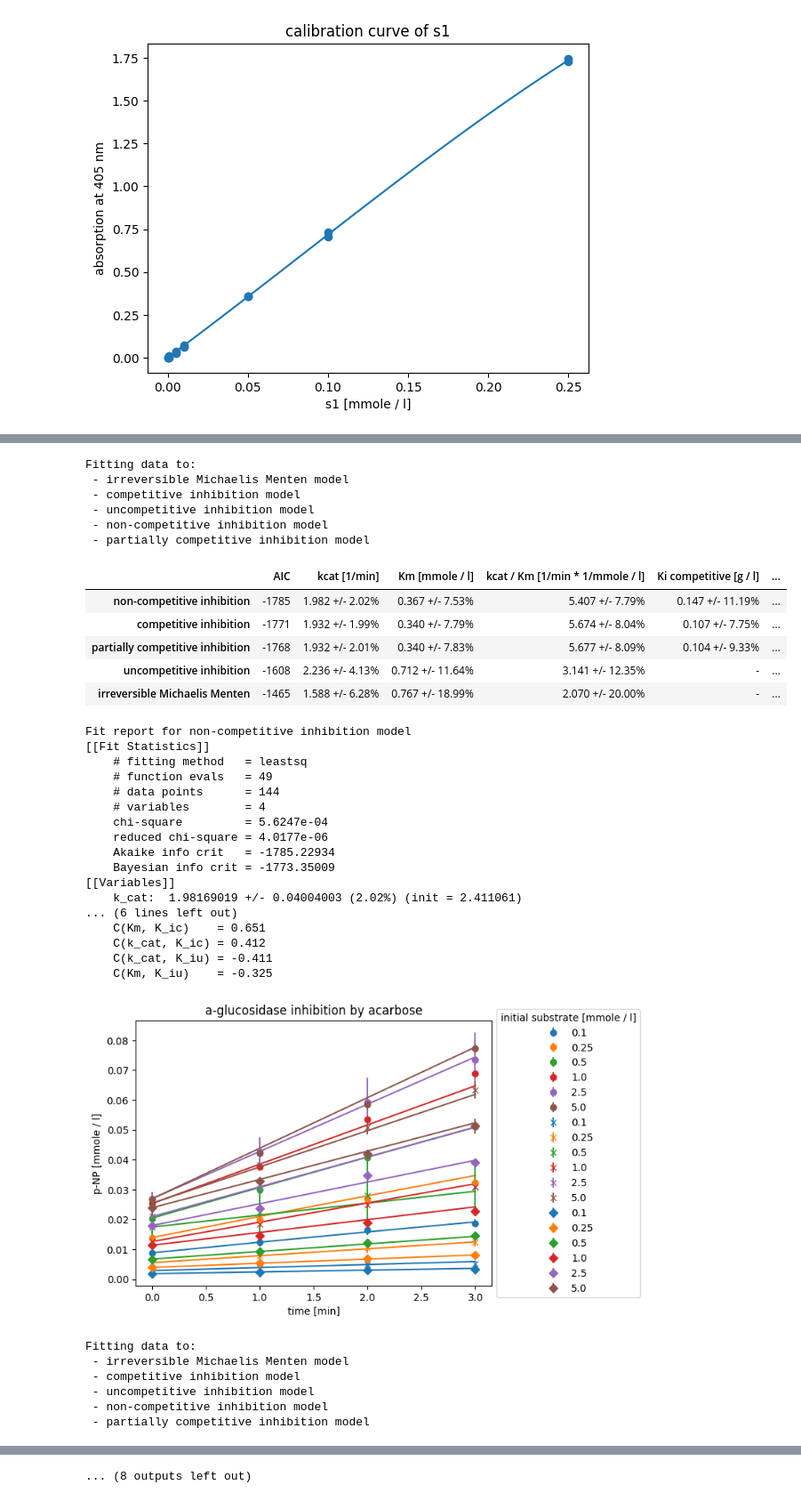
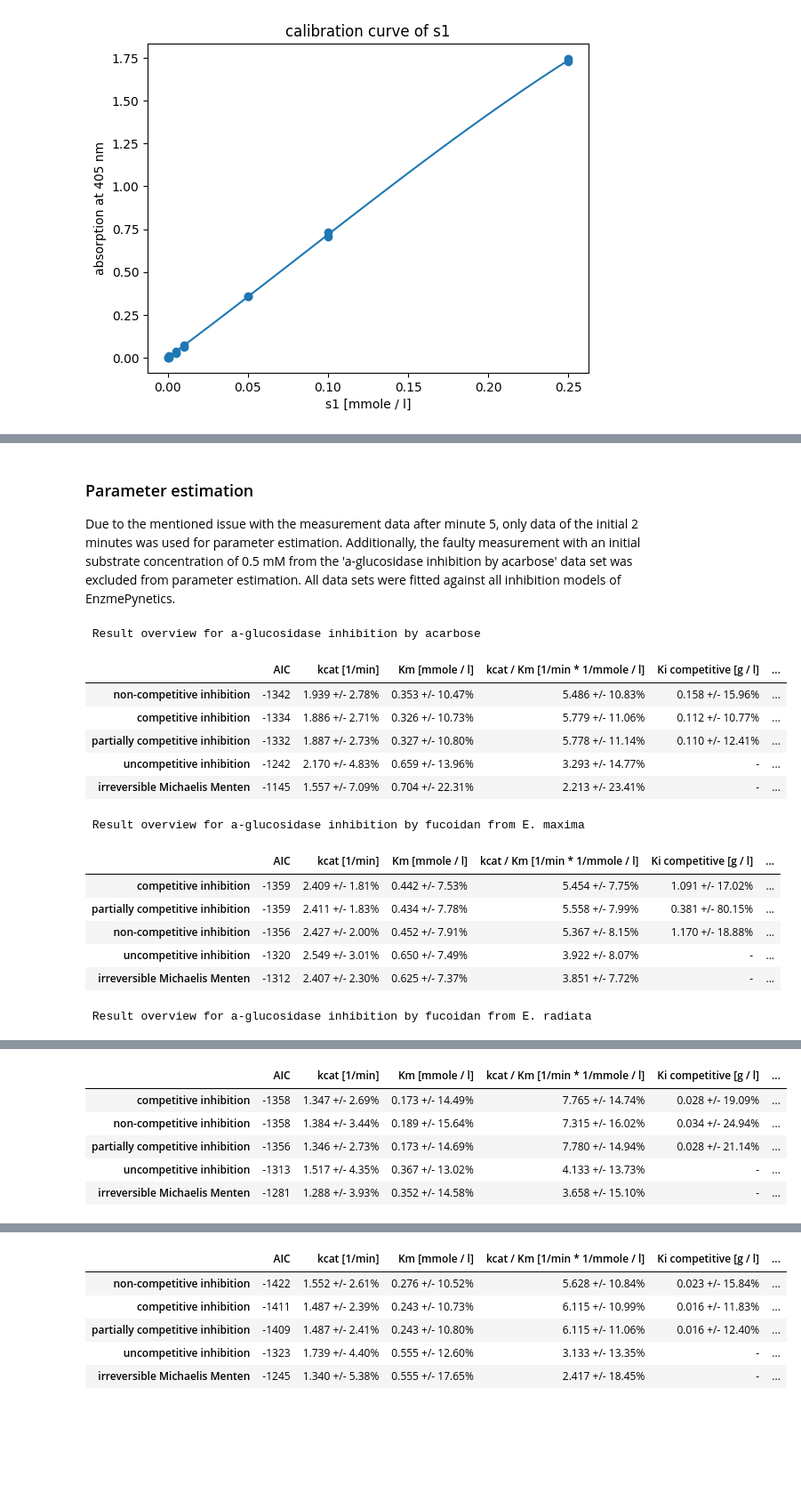
Before and after one commit to haeussma/masterthesis, a Jupyter notebook: book/_build/jupyter_execute/scenarios/glycosidase_inhibition.ipynb, the cells around one changed output, grey strips where cells are left out. Shown at 89% size. Cells and saved outputs as stored; diff of their text form; code cells hidden in the pictures; blank space fills up the shorter version.

```diff
--- a/book/_build/jupyter_execute/scenarios/glycosidase_inhibition.ipynb
+++ b/book/_build/jupyter_execute/scenarios/glycosidase_inhibition.ipynb
@@ -175,45 +174,29 @@ Parameter estimation was perfomed with EnzymePynetics. Thereby, each data set wa
+# %% [markdown]
+### Parameter estimation
+
+Due to the mentioned issue with the measurement data after minute 5, only data of the initial 2 minutes was used for parameter estimation. Additionally, the faulty measurement with an initial substrate concentration of 0.5 mM from the 'a-glucosidase inhibition by acarbose' data set was excluded from parameter estimation. All data sets were fitted against all inhibition models of EnzmePynetics.
 # %%
-kinetics = []
+# Run parameter estimation for all data sets
+results=[]
 for enzmldoc in enzml_docs:
     result = ParameterEstimator.from_EnzymeML(enzmldoc=enzmldoc, reactant_id="s1", inhibitor_id="s2", measured_species="product")
-    result.fit_models(enzyme_inactivation=False, stop_time_index=4)
-    kinetics.append(result)
-    result.visualize(plot_means=True)
-    plt.show()
+    result.fit_models(enzyme_inactivation=False, display_output=False, stop_time_index=3)
+    results.append(result)
+    print(f" Result overview for {result.data.title}")
+    display(result.result_dict)
 # %% [output]
-Fitting data to:
- - irreversible Michaelis Menten model
- - competitive inhibition model
- - uncompetitive inhibition model
- - non-competitive inhibition model
- - partially competitive inhibition model
+ Result overview for a-glucosidase inhibition by acarbose
 |  | AIC | kcat [1/min] | Km [mmole / l] | kcat / Km [1/min * 1/mmole / l] | Ki competitive [g / l] | ... |
-| non-competitive inhibition | -1785 | 1.982 +/- 2.02% | 0.367 +/- 7.53% | 5.407 +/- 7.79% | 0.147 +/- 11.19% | ... |
-| competitive inhibition | -1771 | 1.932 +/- 1.99% | 0.340 +/- 7.79% | 5.674 +/- 8.04% | 0.107 +/- 7.75% | ... |
-| partially competitive inhibition | -1768 | 1.932 +/- 2.01% | 0.340 +/- 7.83% | 5.677 +/- 8.09% | 0.104 +/- 9.33% | ... |
-| uncompetitive inhibition | -1608 | 2.236 +/- 4.13% | 0.712 +/- 11.64% | 3.141 +/- 12.35% | - | ... |
-| irreversible Michaelis Menten | -1465 | 1.588 +/- 6.28% | 0.767 +/- 18.99% | 2.070 +/- 20.00% | - | ... |
+| non-competitive inhibition | -1342 | 1.939 +/- 2.78% | 0.353 +/- 10.47% | 5.486 +/- 10.83% | 0.158 +/- 15.96% | ... |
+| competitive inhibition | -1334 | 1.886 +/- 2.71% | 0.326 +/- 10.73% | 5.779 +/- 11.06% | 0.112 +/- 10.77% | ... |
+| partially competitive inhibition | -1332 | 1.887 +/- 2.73% | 0.327 +/- 10.80% | 5.778 +/- 11.14% | 0.110 +/- 12.41% | ... |
+| uncompetitive inhibition | -1242 | 2.170 +/- 4.83% | 0.659 +/- 13.96% | 3.293 +/- 14.77% | - | ... |
+| irreversible Michaelis Menten | -1145 | 1.557 +/- 7.09% | 0.704 +/- 22.31% | 2.213 +/- 23.41% | - | ... |
-Fit report for non-competitive inhibition model
-[[Fit Statistics]]
-    # fitting method   = leastsq
-    # function evals   = 49
-    # data points      = 144
-    # variables        = 4
-    chi-square         = 5.6247e-04
-    reduced chi-square = 4.0177e-06
-    Akaike info crit   = -1785.22934
-    Bayesian info crit = -1773.35009
-[[Variables]]
-    k_cat:  1.98169019 +/- 0.04004003 (2.02%) (init = 2.411061)
-... (6 lines left out)
-    C(Km, K_ic)    = 0.651
-    C(k_cat, K_ic) = 0.412
-    C(k_cat, K_iu) = -0.411
-    C(Km, K_iu)    = -0.325
+ Result overview for a-glucosidase inhibition by fucoidan from E. maxima
-[figure, removed]
+|  | AIC | kcat [1/min] | Km [mmole / l] | kcat / Km [1/min * 1/mmole / l] | Ki competitive [g / l] | ... |
+| competitive inhibition | -1359 | 2.409 +/- 1.81% | 0.442 +/- 7.53% | 5.454 +/- 7.75% | 1.091 +/- 17.02% | ... |
+| partially competitive inhibition | -1359 | 2.411 +/- 1.83% | 0.434 +/- 7.78% | 5.558 +/- 7.99% | 0.381 +/- 80.15% | ... |
+| non-competitive inhibition | -1356 | 2.427 +/- 2.00% | 0.452 +/- 7.91% | 5.367 +/- 8.15% | 1.170 +/- 18.88% | ... |
+| uncompetitive inhibition | -1320 | 2.549 +/- 3.01% | 0.650 +/- 7.49% | 3.922 +/- 8.07% | - | ... |
+| irreversible Michaelis Menten | -1312 | 2.407 +/- 2.30% | 0.625 +/- 7.37% | 3.851 +/- 7.72% | - | ... |
-Fitting data to:
- - irreversible Michaelis Menten model
- - competitive inhibition model
- - uncompetitive inhibition model
- - non-competitive inhibition model
- - partially competitive inhibition model
+ Result overview for a-glucosidase inhibition by fucoidan from E. radiata
@@ -225,0 +203,6 @@ Fitting data to:
+|  | AIC | kcat [1/min] | Km [mmole / l] | kcat / Km [1/min * 1/mmole / l] | Ki competitive [g / l] | ... |
+| competitive inhibition | -1358 | 1.347 +/- 2.69% | 0.173 +/- 14.49% | 7.765 +/- 14.74% | 0.028 +/- 19.09% | ... |
+| non-competitive inhibition | -1358 | 1.384 +/- 3.44% | 0.189 +/- 15.64% | 7.315 +/- 16.02% | 0.034 +/- 24.94% | ... |
+| partially competitive inhibition | -1356 | 1.346 +/- 2.73% | 0.173 +/- 14.69% | 7.780 +/- 14.94% | 0.028 +/- 21.14% | ... |
+| uncompetitive inhibition | -1313 | 1.517 +/- 4.35% | 0.367 +/- 13.02% | 4.133 +/- 13.73% | - | ... |
+| irreversible Michaelis Menten | -1281 | 1.288 +/- 3.93% | 0.352 +/- 14.58% | 3.658 +/- 15.10% | - | ... |
@@ -275 +217,6 @@ Fit report for competitive inhibition model
-... (8 outputs left out)
+|  | AIC | kcat [1/min] | Km [mmole / l] | kcat / Km [1/min * 1/mmole / l] | Ki competitive [g / l] | ... |
+| non-competitive inhibition | -1422 | 1.552 +/- 2.61% | 0.276 +/- 10.52% | 5.628 +/- 10.84% | 0.023 +/- 15.84% | ... |
+| competitive inhibition | -1411 | 1.487 +/- 2.39% | 0.243 +/- 10.73% | 6.115 +/- 10.99% | 0.016 +/- 11.83% | ... |
+| partially competitive inhibition | -1409 | 1.487 +/- 2.41% | 0.243 +/- 10.80% | 6.115 +/- 11.06% | 0.016 +/- 12.40% | ... |
+| uncompetitive inhibition | -1323 | 1.739 +/- 4.40% | 0.555 +/- 12.60% | 3.133 +/- 13.35% | - | ... |
+| irreversible Michaelis Menten | -1245 | 1.340 +/- 5.38% | 0.555 +/- 17.65% | 2.417 +/- 18.45% | - | ... |
```
Also changed, not shown: parts of 18 cells of this notebook, 21 other files.
